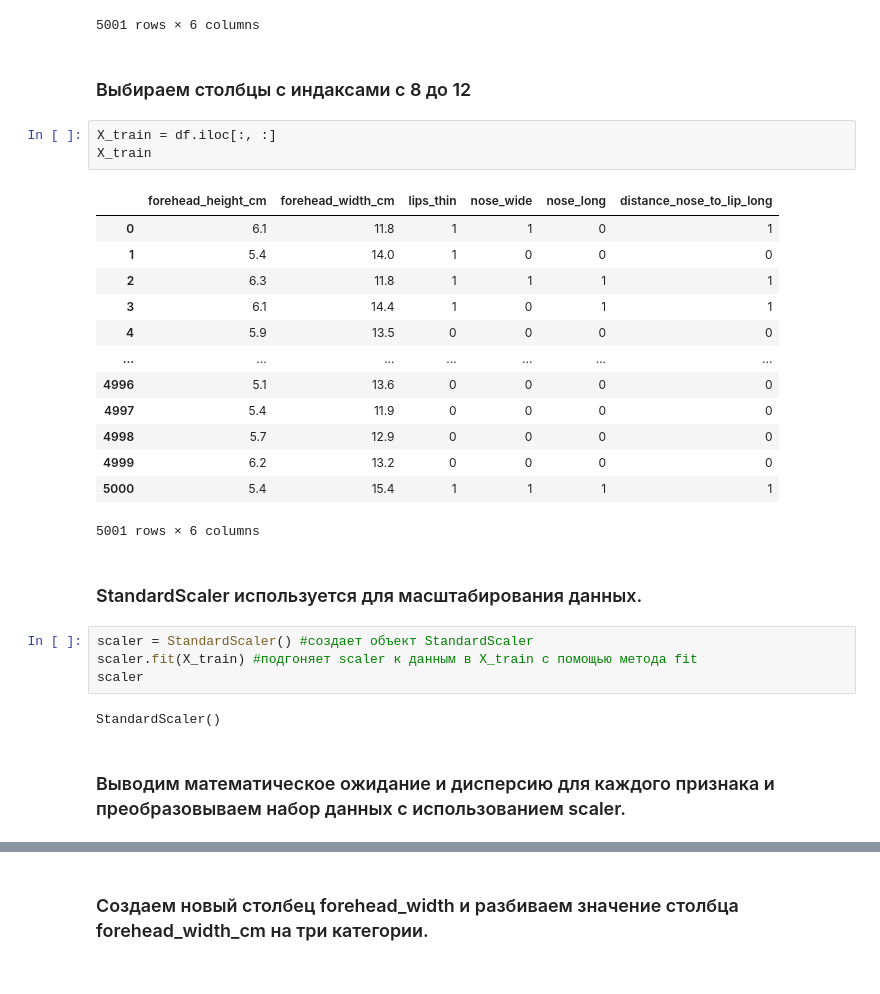
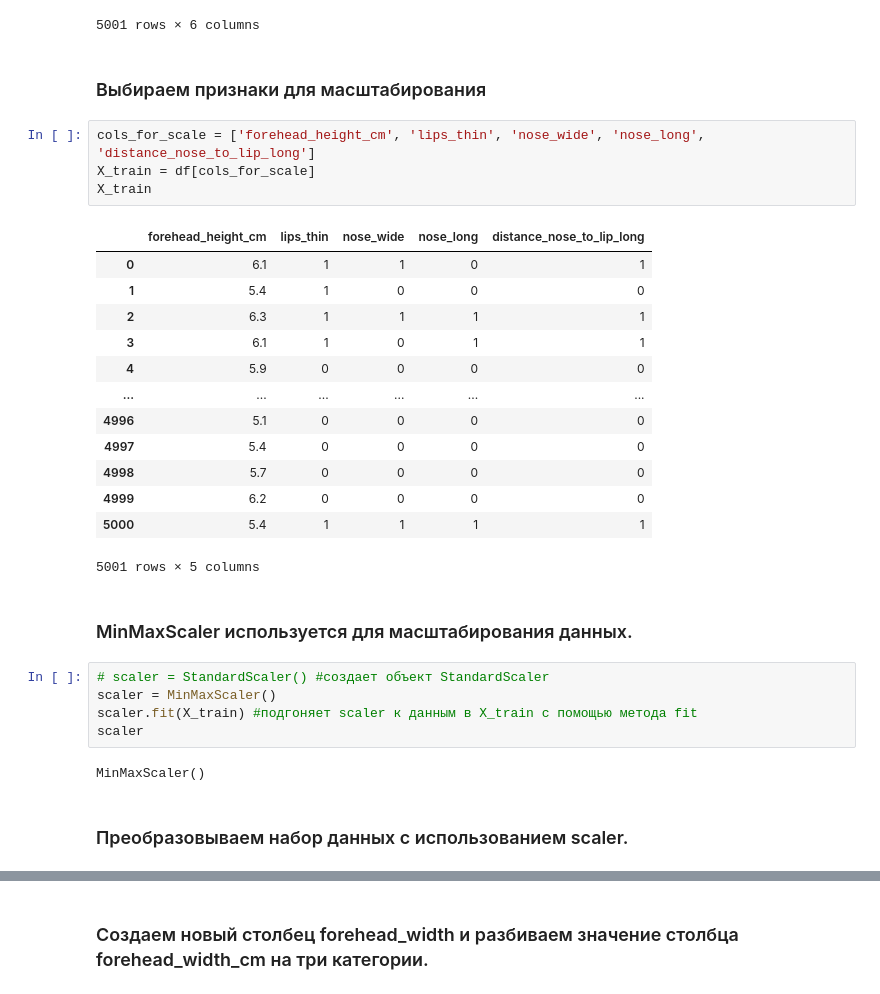
Before and after one commit to dsvishchev/education, a Jupyter notebook: feature_coding.ipynb, the cells around one changed output, grey strips where cells are left out. Drawn from its saved outputs; the diff is of its cells as text.

```diff
--- a/feature_coding.ipynb
+++ b/feature_coding.ipynb
@@ -24,32 +24,34 @@ df
 | 5000 | 5.4 | 15.4 | 1 | 1 | 1 | 1 |
 5001 rows × 6 columns
 # %% [markdown]
-### Выбираем столбцы с индаксами с 8 до 12
+### Выбираем признаки для масштабирования
 # %%
-X_train = df.iloc[:, :]
+cols_for_scale = ['forehead_height_cm', 'lips_thin', 'nose_wide', 'nose_long', 'distance_nose_to_lip_long']
+X_train = df[cols_for_scale]
 X_train
 # %% [output]
-|  | forehead_height_cm | forehead_width_cm | lips_thin | nose_wide | nose_long | distance_nose_to_lip_long |
-| 0 | 6.1 | 11.8 | 1 | 1 | 0 | 1 |
-| 1 | 5.4 | 14.0 | 1 | 0 | 0 | 0 |
-| 2 | 6.3 | 11.8 | 1 | 1 | 1 | 1 |
-| 3 | 6.1 | 14.4 | 1 | 0 | 1 | 1 |
-| 4 | 5.9 | 13.5 | 0 | 0 | 0 | 0 |
-| ... | ... | ... | ... | ... | ... | ... |
-| 4996 | 5.1 | 13.6 | 0 | 0 | 0 | 0 |
-| 4997 | 5.4 | 11.9 | 0 | 0 | 0 | 0 |
-| 4998 | 5.7 | 12.9 | 0 | 0 | 0 | 0 |
-| 4999 | 6.2 | 13.2 | 0 | 0 | 0 | 0 |
-| 5000 | 5.4 | 15.4 | 1 | 1 | 1 | 1 |
+|  | forehead_height_cm | lips_thin | nose_wide | nose_long | distance_nose_to_lip_long |
+| 0 | 6.1 | 1 | 1 | 0 | 1 |
+| 1 | 5.4 | 1 | 0 | 0 | 0 |
+| 2 | 6.3 | 1 | 1 | 1 | 1 |
+| 3 | 6.1 | 1 | 0 | 1 | 1 |
+| 4 | 5.9 | 0 | 0 | 0 | 0 |
+| ... | ... | ... | ... | ... | ... |
+| 4996 | 5.1 | 0 | 0 | 0 | 0 |
+| 4997 | 5.4 | 0 | 0 | 0 | 0 |
+| 4998 | 5.7 | 0 | 0 | 0 | 0 |
+| 4999 | 6.2 | 0 | 0 | 0 | 0 |
+| 5000 | 5.4 | 1 | 1 | 1 | 1 |
-5001 rows × 6 columns
+5001 rows × 5 columns
 # %% [markdown]
-### StandardScaler используется для масштабирования данных.
+### MinMaxScaler используется для масштабирования данных.
 # %%
-scaler = StandardScaler() #создает объект StandardScaler
+# scaler = StandardScaler() #создает объект StandardScaler
+scaler = MinMaxScaler()
 scaler.fit(X_train) #подгоняет scaler к данным в X_train с помощью метода fit
 scaler
 # %% [output]
-StandardScaler()
+MinMaxScaler()
 # %% [markdown]
-### Выводим математическое ожидание и дисперсию для каждого признака и преобразовываем набор данных с использованием scaler.
+### Преобразовываем набор данных с использованием scaler.
 # %%
```
Also changed, not shown: parts of 6 cells of this notebook.
